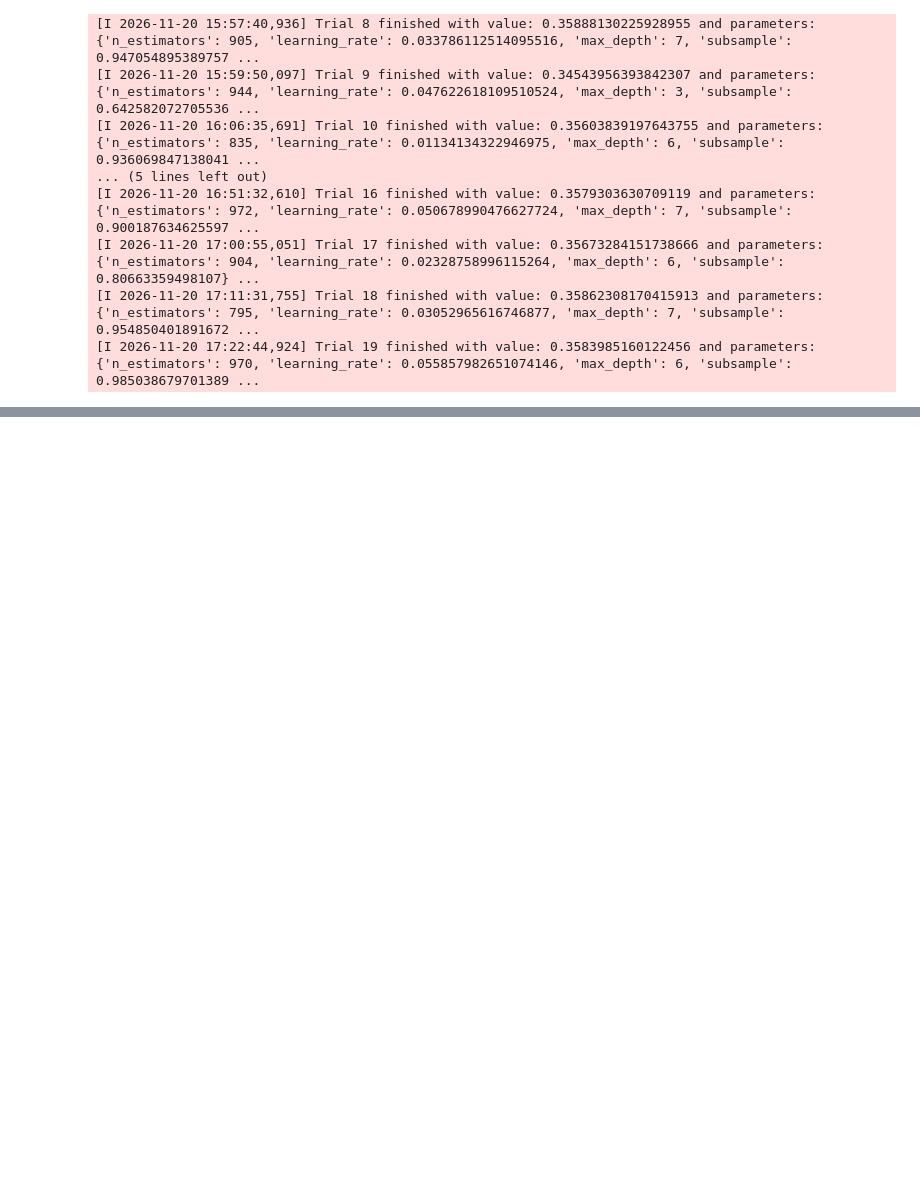
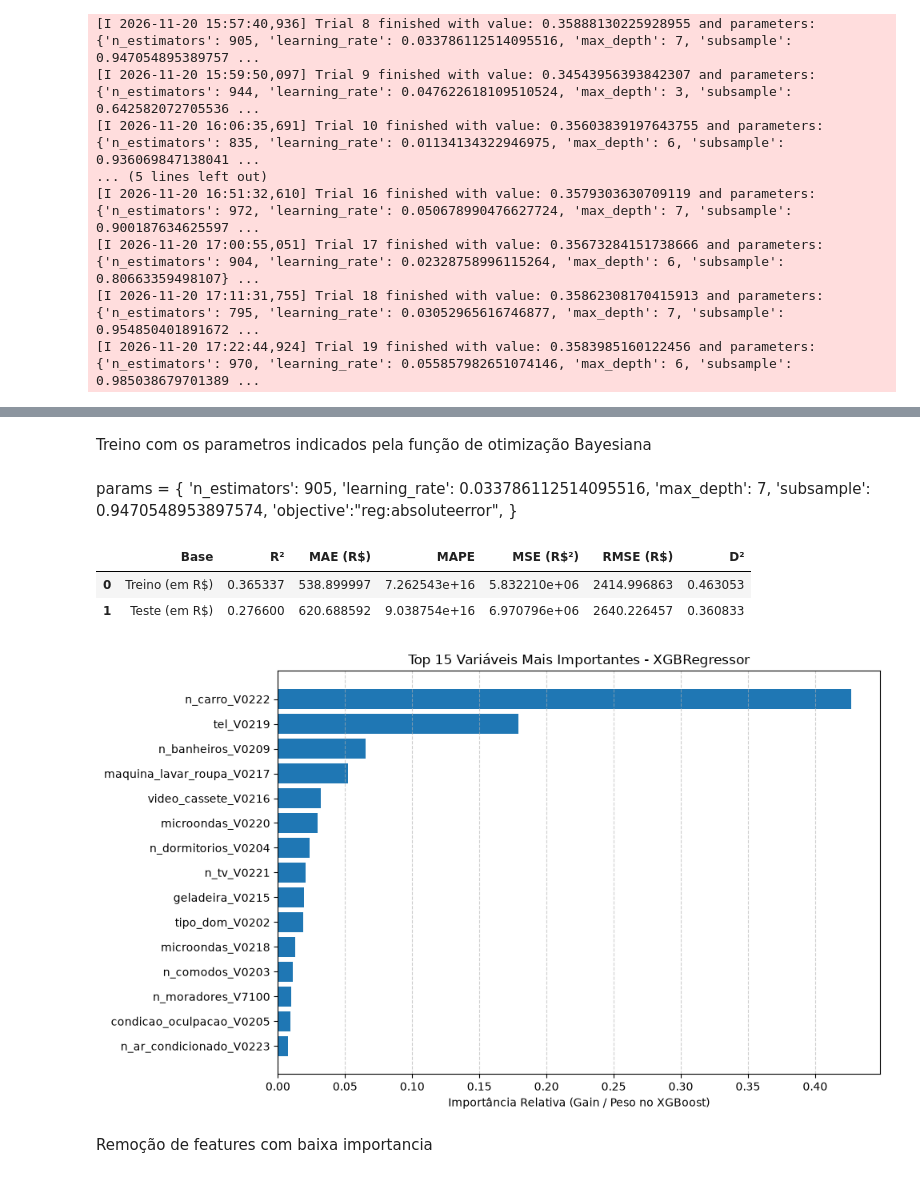
Before and after one commit to oscardasilva0/mestrado_censo_reduzido, a Jupyter notebook: ml.ipynb, the cells around one changed output, grey strips where cells are left out. Saved outputs shown, nothing was run; the diff lists cells and outputs as text; code cells hidden in the pictures; blank space fills up the shorter version.

```diff
--- a/ml.ipynb
+++ b/ml.ipynb
@@ -546,0 +601,61 @@ print(study.best_trial.value, study.best_trial.params)
+# %% [markdown]
+Treino com os parametros indicados pela função de otimização Bayesiana
+# %% [markdown]
+params = {
+    'n_estimators': 905,
+    'learning_rate': 0.033786112514095516,
+    'max_depth': 7,
+    'subsample': 0.9470548953897574,
+    'objective':"reg:absoluteerror",
+}
+# %%
+params = {
+    'n_estimators': 905,
+    'learning_rate': 0.033786112514095516,
+    'max_depth': 7,
+    'subsample': 0.9470548953897574,
+    'objective':"reg:absoluteerror",
+}
+
+reg = XGBRegressor(
+    enable_categorical=True,
+    tree_method="hist",
+    random_state=42,
+    **params
+)
+
+reg.fit(X_train, y_train)
+y_pred_train = reg.predict(X_train)
+y_pred_test = reg.predict(X_test)
+# %%
+
+avaliar_metricas(y_train, y_pred_train,  y_test,  y_pred_test)
+# %% [output]
+|  | Base | R² | MAE (R$) | MAPE | MSE (R$²) | RMSE (R$) | D² |
+| 0 | Treino (em R$) | 0.365337 | 538.899997 | 7.262543e+16 | 5.832210e+06 | 2414.996863 | 0.463053 |
+| 1 | Teste (em R$) | 0.276600 | 620.688592 | 9.038754e+16 | 6.970796e+06 | 2640.226457 | 0.360833 |
+# %%
+import pandas as pd
+import matplotlib.pyplot as plt
+
+# 1. Extrai a importância das features e organiza em um DataFrame
+importancias = pd.DataFrame({
+    'Feature': reg.feature_names_in_,
+    'Importancia': reg.feature_importances_
+}).sort_values(by='Importancia', ascending=True) # Ordena do menor para o maior para o gráfico horizontal
+
+# 2. Filtra as Top 15 mais importantes (caso você tenha muitas colunas)
+top_n = importancias.tail(15)
+
+# 3. Cria o gráfico de barras horizontais
+plt.figure(figsize=(10, 6))
+plt.barh(top_n['Feature'], top_n['Importancia'], color='#1f77b4')
+plt.xlabel('Importância Relativa (Gain / Peso no XGBoost)')
+plt.title('Top 15 Variáveis Mais Importantes - XGBRegressor')
+plt.grid(axis='x', linestyle='--', alpha=0.6)
+plt.tight_layout()
+plt.show()
+# %% [output]
+[figure, added]
+# %% [markdown]
+Remoção de features com baixa importancia
```
Also changed, not shown: parts of 21 cells of this notebook.
